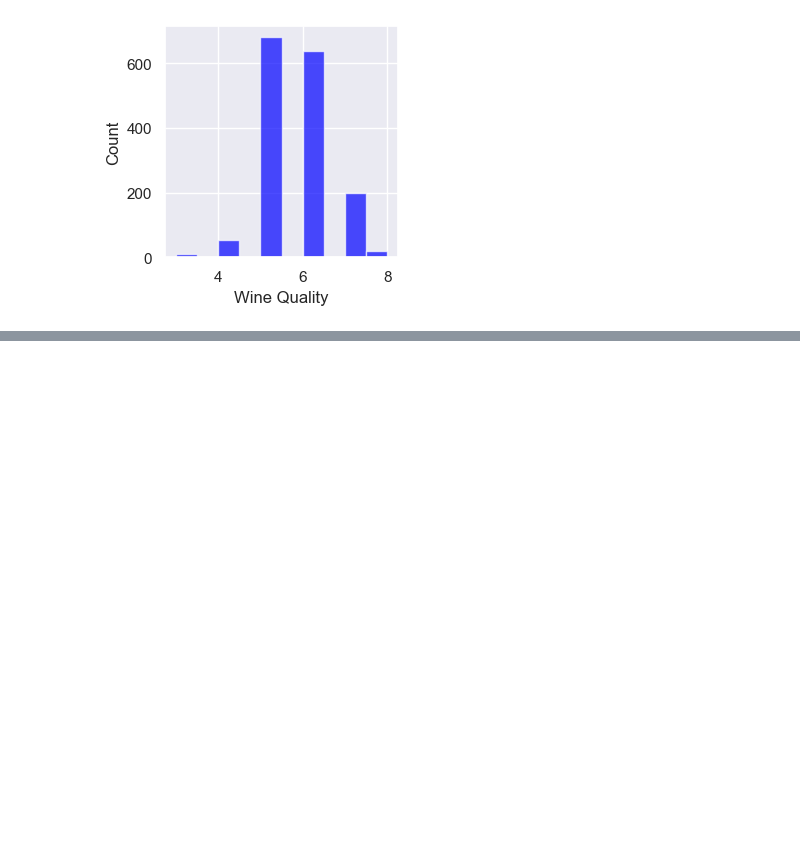
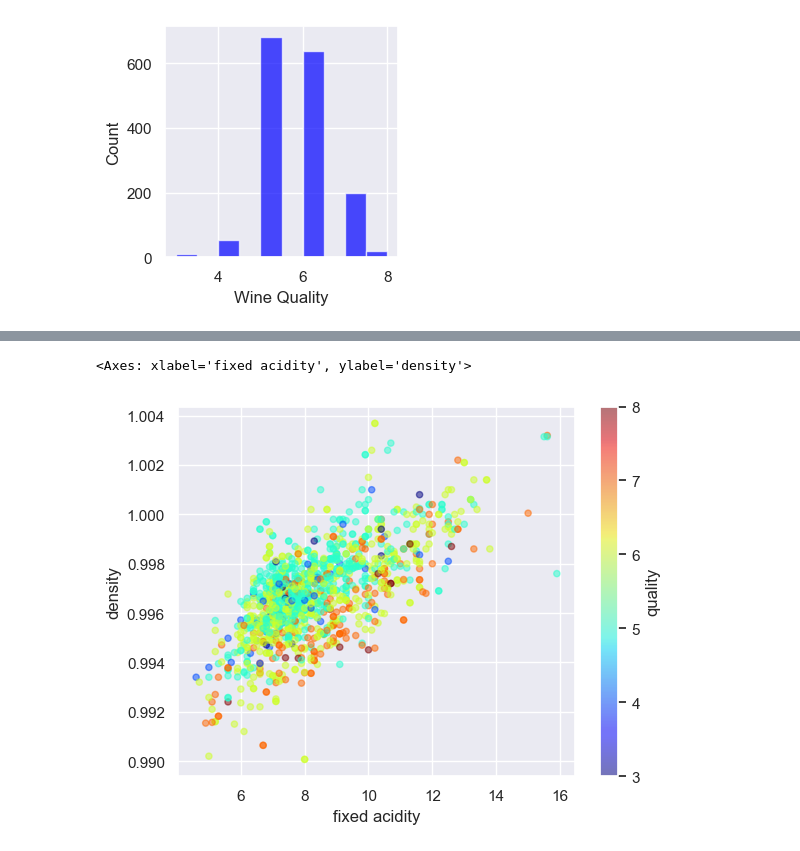
Before and after one commit to SawhneySatvik/MLP, a Jupyter notebook: Data/Basics.ipynb, the cells around one changed output, grey strips where cells are left out. Cells and saved outputs as stored; diff of their text form; code cells hidden in the pictures; blank space fills up the shorter version.

```diff
--- a/Data/Basics.ipynb
+++ b/Data/Basics.ipynb
@@ -91,0 +99,5 @@ train_set, test_set = split_train_test_data(df, 0.2)
+# %%
+exploration_set.plot(kind="scatter", x="fixed acidity", y="density", alpha=0.5, c="quality", colormap=plt.get_cmap("jet"))
+# %% [output]
+<Axes: xlabel='fixed acidity', ylabel='density'>
+[figure, added]
```
Also changed, not shown: parts of 8 cells of this notebook.
